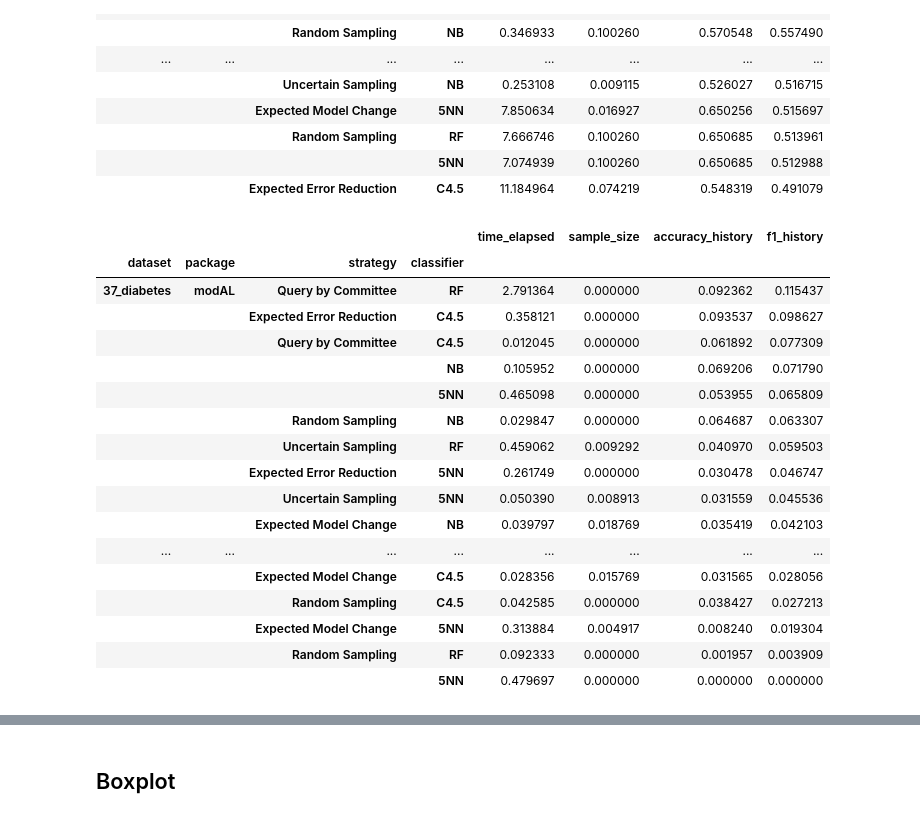
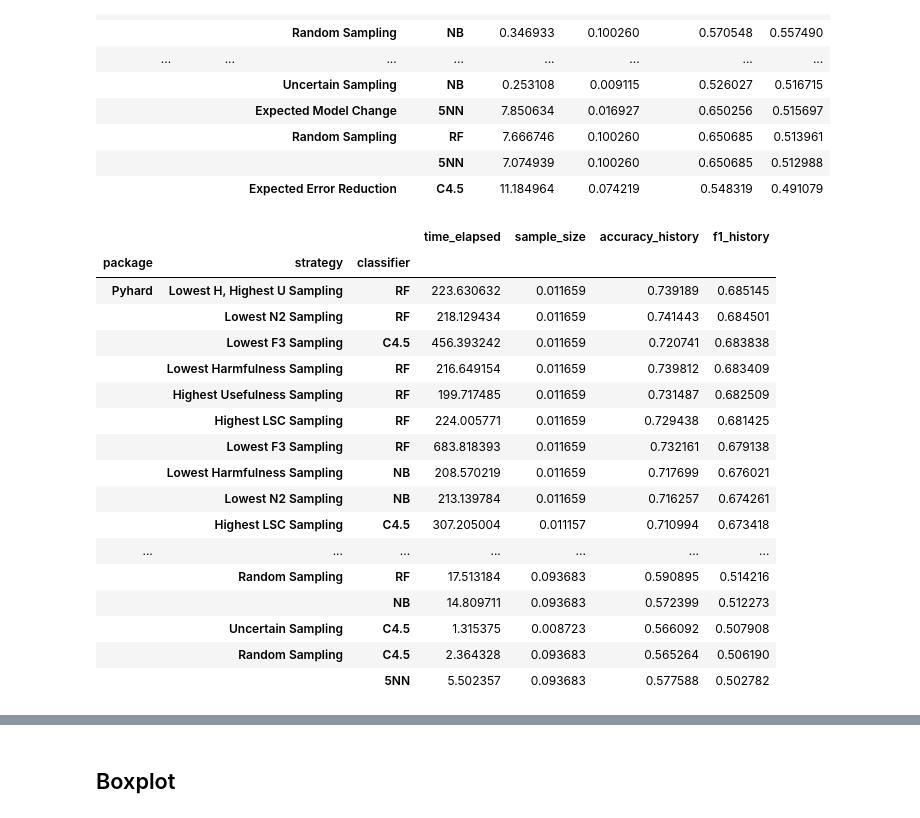
Before and after one commit to ahmoura/active_learning, a Jupyter notebook: ALIH/visualization/Viz output.ipynb, the cells around one changed output, grey strips where cells are left out. Saved outputs shown, nothing was run; the diff lists cells and outputs as text; code cells hidden in the pictures.

```diff
--- a/ALIH/visualization/Viz output.ipynb
+++ b/ALIH/visualization/Viz output.ipynb
@@ -16,20 +16,18 @@ output_dir = list(os.listdir('../output'))
 # %%
 df_template = pd.read_csv(StringIO("""package,time_elapsed,classifier,sample_size,strategy,dataset,accuracy_history,f1_history,id_bag"""))
 # %%
-df = df_template[:]
+df_all = df_template[:]
 for file in output_dir:
-    df = pd.concat([df,pd.read_csv('../output/' + file)])
+    df_all = pd.concat([df_all,pd.read_csv('../output/' + file)])
 # %%
 datasets = list(os.listdir('../datasets'))
 # %%
 for ds in datasets:
     output_dataset = list(filter(lambda x: fnmatch.fnmatch(x, '*' + ds + '*'), output_dir))
 
-df1 = df_template[:]
+df_all = df_template[:]
 
 for file in output_dataset:
-    df1 = pd.concat([df1,pd.read_csv('../output/' + file)])
+    df_all = pd.concat([df_all,pd.read_csv('../output/' + file)])
 # %%
-df2 = df1[df1.package == 'modAL']
-df2['cost'] = df2.index
-df2.groupby(['dataset','package','strategy', 'classifier', 'cost']).mean().head(15)
+df_all['cost'] = df_all.index
@@ -92,27 +68,27 @@ df \
 |  |  |  | 5NN | 7.074939 | 0.100260 | 0.650685 | 0.512988 |
 |  |  | Expected Error Reduction | C4.5 | 11.184964 | 0.074219 | 0.548319 | 0.491079 |
 # %%
-df \
-.drop(['id_bag','cost'], axis=1) \
-.groupby(['dataset','package','strategy', 'classifier']) \
-.std() \
+df_all[df_all.strategy != 'Expected Error Reduction'] \
+.drop(['dataset', 'id_bag','cost'], axis=1) \
+.groupby(['package','strategy', 'classifier']) \
+.mean() \
 .sort_values("f1_history", ascending = False)
 # %% [output]
-|  |  |  |  | time_elapsed | sample_size | accuracy_history | f1_history |
-| dataset | package | strategy | classifier |  |  |  |  |
-| 37_diabetes | modAL | Query by Committee | RF | 2.791364 | 0.000000 | 0.092362 | 0.115437 |
-|  |  | Expected Error Reduction | C4.5 | 0.358121 | 0.000000 | 0.093537 | 0.098627 |
-|  |  | Query by Committee | C4.5 | 0.012045 | 0.000000 | 0.061892 | 0.077309 |
-|  |  |  | NB | 0.105952 | 0.000000 | 0.069206 | 0.071790 |
-|  |  |  | 5NN | 0.465098 | 0.000000 | 0.053955 | 0.065809 |
-|  |  | Random Sampling | NB | 0.029847 | 0.000000 | 0.064687 | 0.063307 |
-|  |  | Uncertain Sampling | RF | 0.459062 | 0.009292 | 0.040970 | 0.059503 |
-|  |  | Expected Error Reduction | 5NN | 0.261749 | 0.000000 | 0.030478 | 0.046747 |
-|  |  | Uncertain Sampling | 5NN | 0.050390 | 0.008913 | 0.031559 | 0.045536 |
-|  |  | Expected Model Change | NB | 0.039797 | 0.018769 | 0.035419 | 0.042103 |
-| ... | ... | ... | ... | ... | ... | ... | ... |
-|  |  | Expected Model Change | C4.5 | 0.028356 | 0.015769 | 0.031565 | 0.028056 |
-|  |  | Random Sampling | C4.5 | 0.042585 | 0.000000 | 0.038427 | 0.027213 |
-|  |  | Expected Model Change | 5NN | 0.313884 | 0.004917 | 0.008240 | 0.019304 |
-|  |  | Random Sampling | RF | 0.092333 | 0.000000 | 0.001957 | 0.003909 |
-|  |  |  | 5NN | 0.479697 | 0.000000 | 0.000000 | 0.000000 |
+|  |  |  | time_elapsed | sample_size | accuracy_history | f1_history |
+| package | strategy | classifier |  |  |  |  |
+| Pyhard | Lowest H, Highest U Sampling | RF | 223.630632 | 0.011659 | 0.739189 | 0.685145 |
+|  | Lowest N2 Sampling | RF | 218.129434 | 0.011659 | 0.741443 | 0.684501 |
+|  | Lowest F3 Sampling | C4.5 | 456.393242 | 0.011659 | 0.720741 | 0.683838 |
+|  | Lowest Harmfulness Sampling | RF | 216.649154 | 0.011659 | 0.739812 | 0.683409 |
+|  | Highest Usefulness Sampling | RF | 199.717485 | 0.011659 | 0.731487 | 0.682509 |
+|  | Highest LSC Sampling | RF | 224.005771 | 0.011659 | 0.729438 | 0.681425 |
+|  | Lowest F3 Sampling | RF | 683.818393 | 0.011659 | 0.732161 | 0.679138 |
+|  | Lowest Harmfulness Sampling | NB | 208.570219 | 0.011659 | 0.717699 | 0.676021 |
+|  | Lowest N2 Sampling | NB | 213.139784 | 0.011659 | 0.716257 | 0.674261 |
+|  | Highest LSC Sampling | C4.5 | 307.205004 | 0.011157 | 0.710994 | 0.673418 |
+| ... | ... | ... | ... | ... | ... | ... |
+|  | Random Sampling | RF | 17.513184 | 0.093683 | 0.590895 | 0.514216 |
+|  |  | NB | 14.809711 | 0.093683 | 0.572399 | 0.512273 |
+|  | Uncertain Sampling | C4.5 | 1.315375 | 0.008723 | 0.566092 | 0.507908 |
+|  | Random Sampling | C4.5 | 2.364328 | 0.093683 | 0.565264 | 0.506190 |
+|  |  | 5NN | 5.502357 | 0.093683 | 0.577588 | 0.502782 |
```
Also changed, not shown: parts of 14 cells of this notebook.
